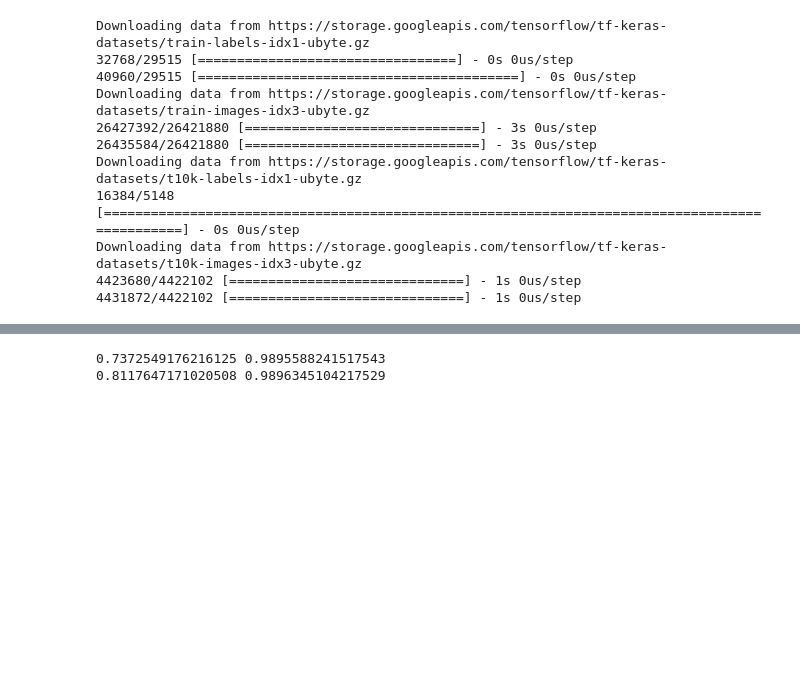
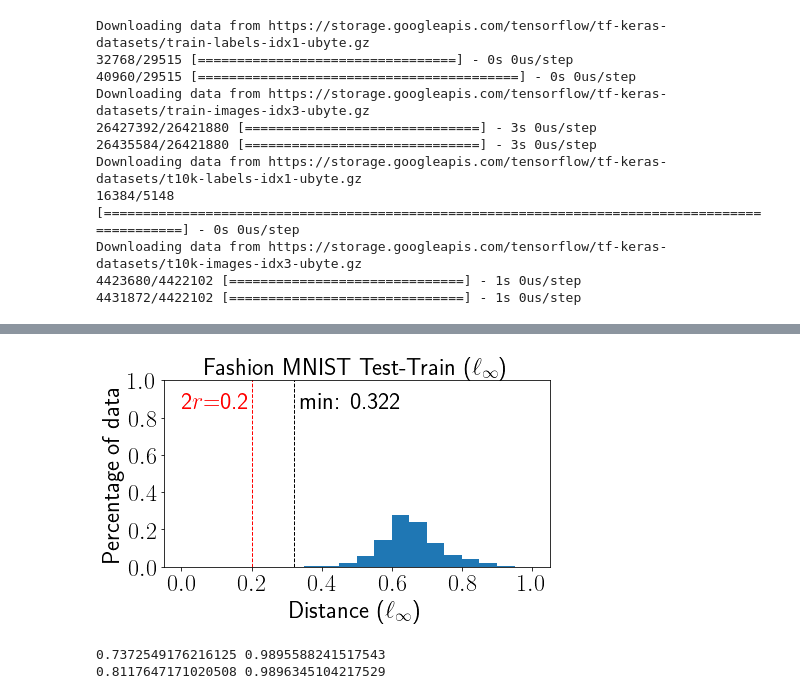
Before and after one commit to yangjunhuiyjh/robust-local-lipschitz, a Jupyter notebook: notebooks/dataset_dist.ipynb, the cells around one changed output, grey strips where cells are left out. Drawn from its saved outputs; the diff is of its cells as text; code cells hidden in the pictures; blank space fills up the shorter version.

```diff
--- a/notebooks/dataset_dist.ipynb
+++ b/notebooks/dataset_dist.ipynb
@@ -119,3 +124,25 @@ plt.savefig("./figs/dataset_dist/mnist_linf_hist.pdf", format="pdf")
+# %%
+plt.figure(figsize=(6.5, 4))
+plt.title("Fashion MNIST Test-Train ($\ell_\infty$)", fontsize=fontsize)
+plt.ylabel("Percentage of data", fontsize=fontsize)
+plt.xlabel("Distance ($\ell_\infty$)", fontsize=fontsize)
+plt.xticks(fontsize=fontsize)
+plt.yticks(fontsize=fontsize)
+data = tst_fashion_mnist_dists_linf
+plt.hist(data, range=(0, 1), bins=20, weights=np.ones(len(data)) / len(data))
+plt.axvline(data.min(), color='k', linestyle='dashed', linewidth=1)
+plt.text(data.min()+0.018, 0.85, 'min: {:.3f}'.format(data.min()), fontsize=fontsize)
+r = 0.1
+plt.axvline(2*r, color='r', linestyle='dashed', linewidth=1)
+plt.text(2*r-0.2, 0.85, '2$r$={:.1f}'.format(2*r), fontsize=fontsize, color='r')
+plt.ylim(0, 1)
+
+
+plt.tight_layout()
+plt.savefig("../figs/dataset_dist/fashion_mnist_test_linf_hist.png", format="png")
+plt.savefig("../figs/dataset_dist/fashion_mnist_test_linf_hist.pdf", format="pdf")
+# %% [output]
+[figure, added]
 # %%
 auto_var.set_variable_value("random_seed", 0)
 trnX, trny, tstX, tsty = auto_var.get_var_with_argument("dataset", "mnist")
```
Also changed, not shown: parts of 4 cells of this notebook, 1 other file.
